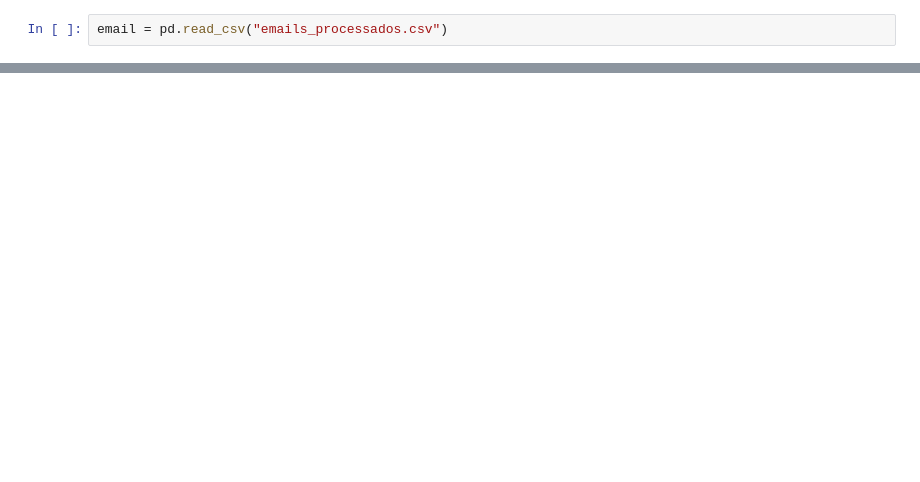
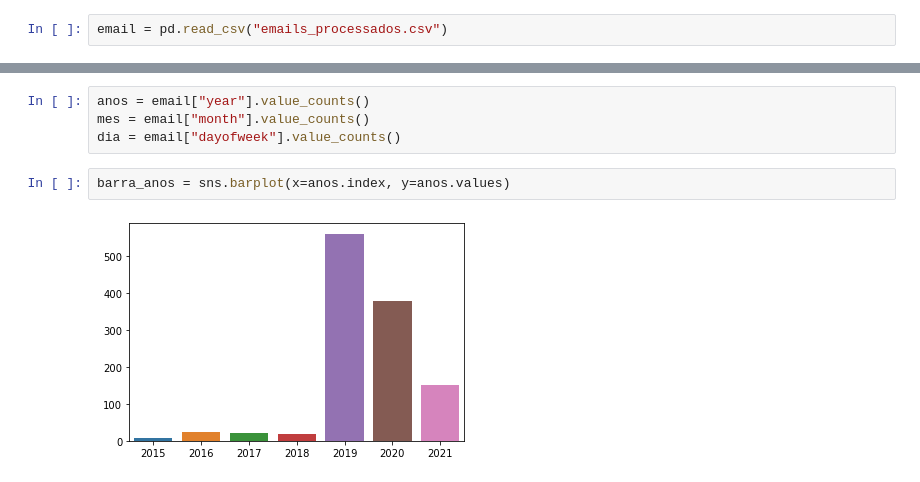
Before and after one commit to ViniciusMedeiros96/Statistic, a Jupyter notebook: Projeto/Projeto 2/Projeto_II.ipynb, the cells around one changed output, grey strips where cells are left out. Drawn from its saved outputs; the diff is of its cells as text; blank space fills up the shorter version.

```diff
--- a/Projeto/Projeto 2/Projeto_II.ipynb
+++ b/Projeto/Projeto 2/Projeto_II.ipynb
@@ -21,0 +29,8 @@ email
+# %%
+anos = email["year"].value_counts()
+mes = email["month"].value_counts()
+dia = email["dayofweek"].value_counts()
+# %%
+barra_anos = sns.barplot(x=anos.index, y=anos.values)
+# %% [output]
+[figure, added]
```
Also changed, not shown: parts of 16 cells of this notebook, 9 other files.
